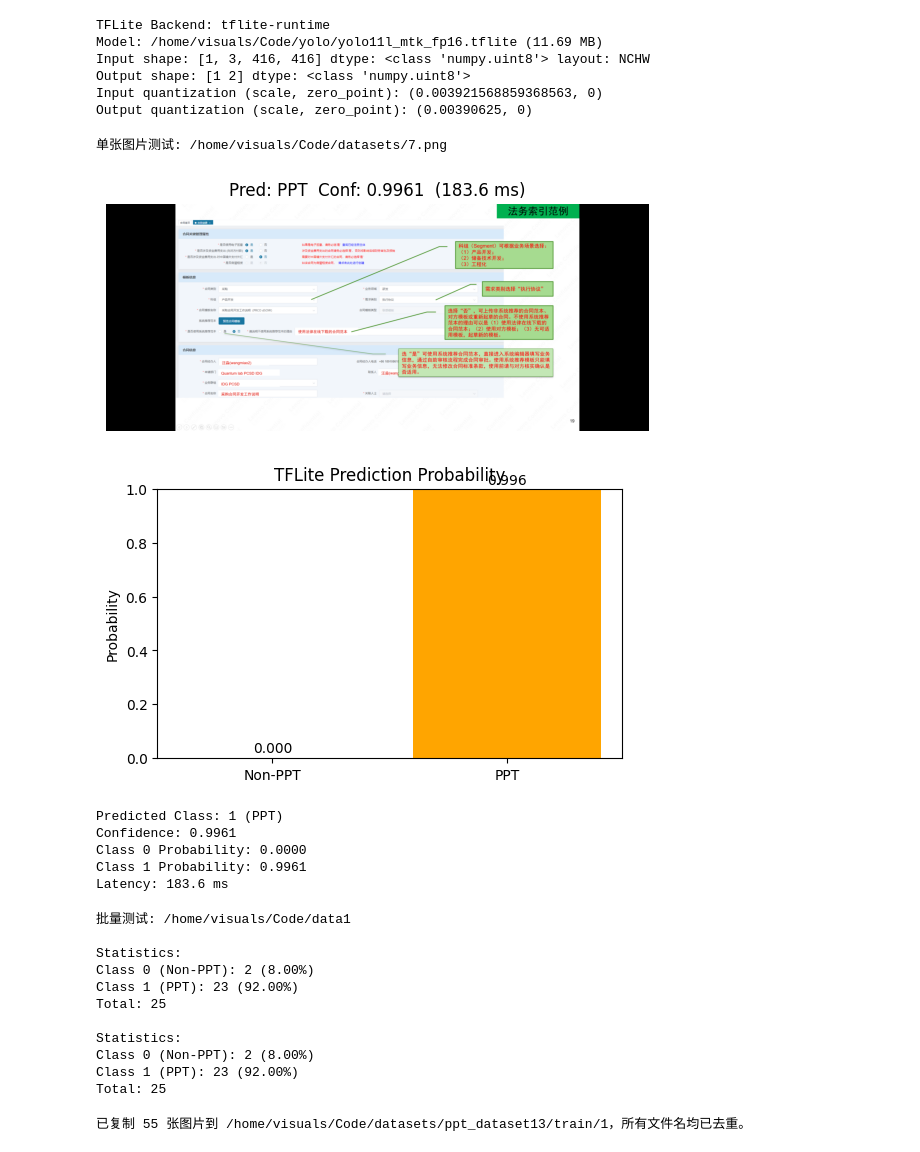
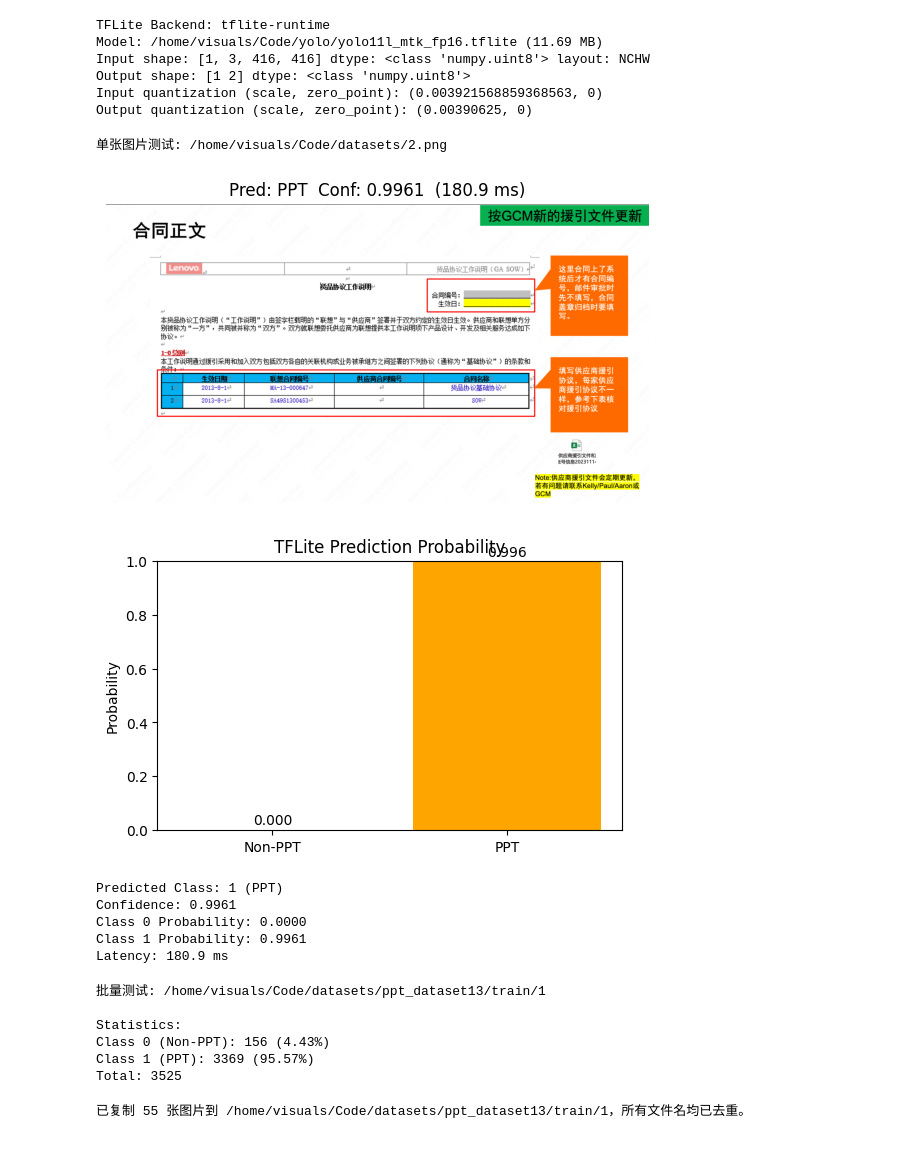
Before and after one commit to ninja119347/yolo, a Jupyter notebook: test_mtk.ipynb, the cells around one changed output. Drawn from its saved outputs; the diff is of its cells as text; code cells hidden in the pictures.

```diff
--- a/test_mtk.ipynb
+++ b/test_mtk.ipynb
@@ -254,25 +254,25 @@ def predict_folder_tflite(folder_path, limit=20, verbose=False):
 # %%
 # 快速测试：单张图片与批量统计
 # 可根据需要修改路径
-single_image_path = "/home/visuals/Code/datasets/7.png"
+single_image_path = "/home/visuals/Code/datasets/2.png"
 folder_path = "/home/visuals/Code/datasets"  # 默认限制前20张，避免处理过多
 
 if os.path.exists(single_image_path):
     print("单张图片测试:", single_image_path)
     predict_single_image_tflite(single_image_path)
 else:
     print(f"图片不存在: {single_image_path}")
 # %% [output]
-单张图片测试: /home/visuals/Code/datasets/7.png
+单张图片测试: /home/visuals/Code/datasets/2.png
-[figure, old version]
+[figure, new version]
 [figure]
 Predicted Class: 1 (PPT)
 Confidence: 0.9961
 Class 0 Probability: 0.0000
 Class 1 Probability: 0.9961
-Latency: 183.6 ms
+Latency: 180.9 ms
 # %%
-folder_path = "/home/visuals/Code/data1"  # 默认限制前20张，避免处理过多
+folder_path = "/home/visuals/Code/datasets/ppt_dataset13/train/1"  # 默认限制前20张，避免处理过多
 if os.path.isdir(folder_path):
     print("\n批量测试:", folder_path)
     results_dict, predictions = predict_folder_tflite(folder_path, limit=20000, verbose=False)
@@ -288,17 +288,12 @@ if os.path.isdir(folder_path):
 else:
     print(f"文件夹不存在: {folder_path}")
 # %% [output]
-批量测试: /home/visuals/Code/data1
+批量测试: /home/visuals/Code/datasets/ppt_dataset13/train/1
 
 Statistics:
-Class 0 (Non-PPT): 2 (8.00%)
-Class 1 (PPT): 23 (92.00%)
-Total: 25
-
-Statistics:
-Class 0 (Non-PPT): 2 (8.00%)
-Class 1 (PPT): 23 (92.00%)
-Total: 25
+Class 0 (Non-PPT): 156 (4.43%)
+Class 1 (PPT): 3369 (95.57%)
+Total: 3525
 # %%
 import os, shutil, glob
 from pathlib import Path
```
Also changed, not shown: 3 other files.
